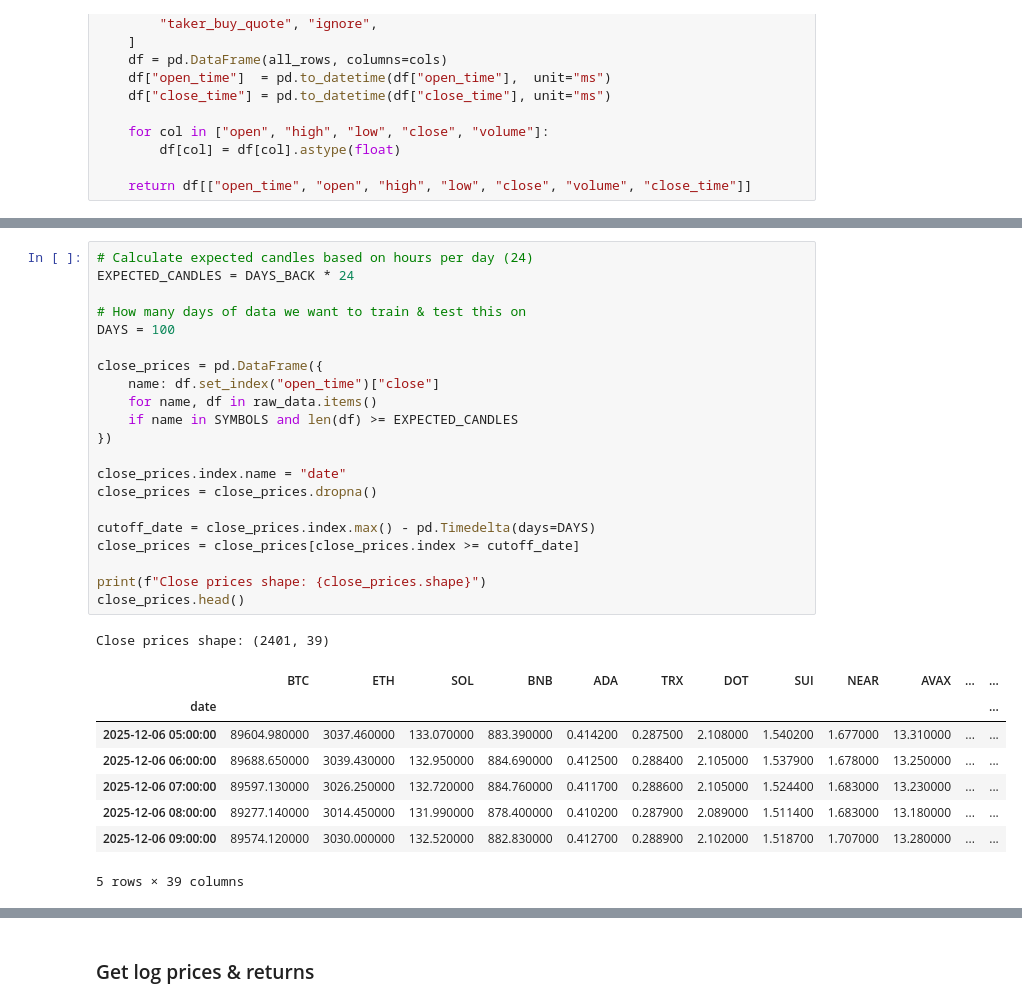
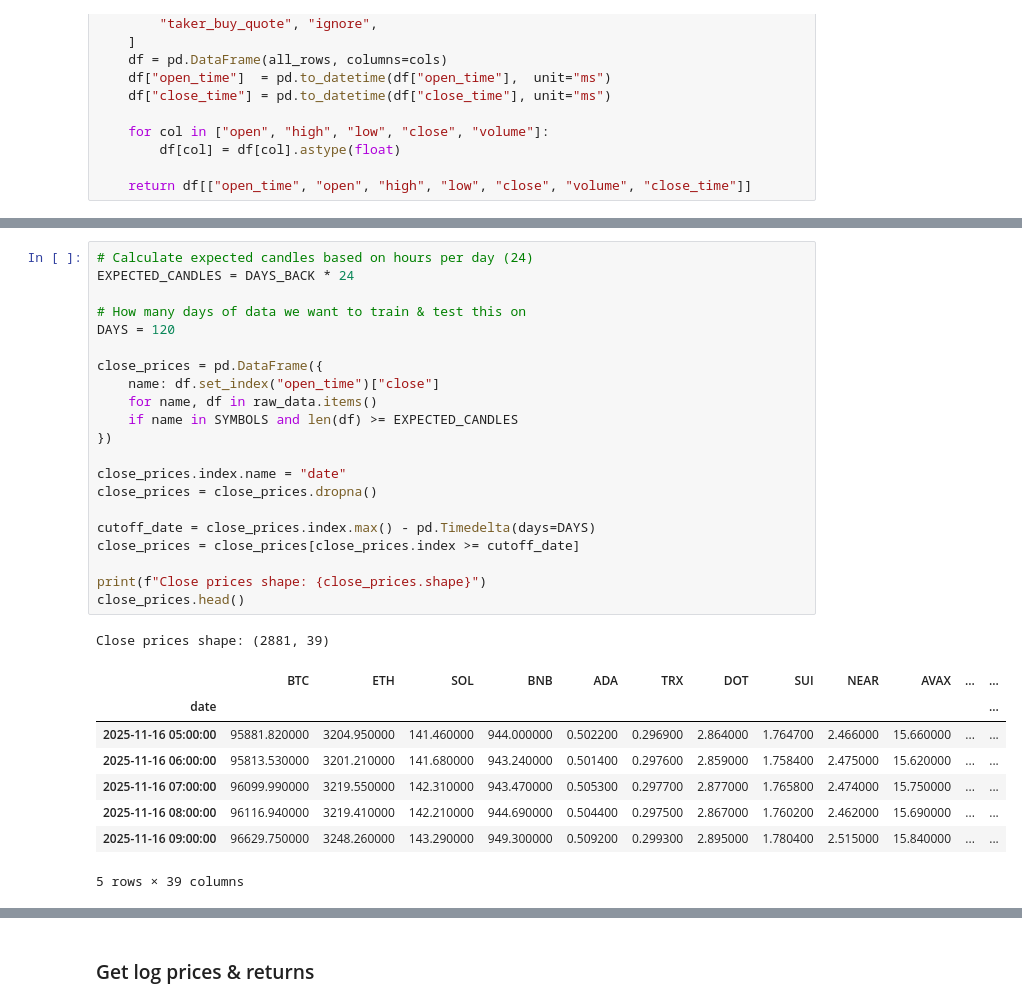
Before and after one commit to kea-S/comroom_capital_quant_trading_hackathon, a Jupyter notebook: research/pairs_trade_research.ipynb, the cells around one changed output, grey strips where cells are left out. Drawn from its saved outputs; the diff is of its cells as text.

```diff
--- a/research/pairs_trade_research.ipynb
+++ b/research/pairs_trade_research.ipynb
@@ -166,33 +166,33 @@ Loaded cached JASMY (JASMYUSDT) ... 24000 candles
 # %%
 # Calculate expected candles based on hours per day (24)
 EXPECTED_CANDLES = DAYS_BACK * 24
 
 # How many days of data we want to train & test this on
-DAYS = 100
+DAYS = 120
 
 close_prices = pd.DataFrame({
     name: df.set_index("open_time")["close"]
     for name, df in raw_data.items()
     if name in SYMBOLS and len(df) >= EXPECTED_CANDLES
 })
 
 close_prices.index.name = "date"
 close_prices = close_prices.dropna()
 
 cutoff_date = close_prices.index.max() - pd.Timedelta(days=DAYS)
 close_prices = close_prices[close_prices.index >= cutoff_date]
 
 print(f"Close prices shape: {close_prices.shape}")
 close_prices.head()
 # %% [output]
-Close prices shape: (2401, 39)
+Close prices shape: (2881, 39)
 |  | BTC | ETH | SOL | BNB | ADA | TRX | DOT | SUI | NEAR | AVAX | ... | ... |
 | date |  |  |  |  |  |  |  |  |  |  |  | ... |
-| 2025-12-06 05:00:00 | 89604.980000 | 3037.460000 | 133.070000 | 883.390000 | 0.414200 | 0.287500 | 2.108000 | 1.540200 | 1.677000 | 13.310000 | ... | ... |
-| 2025-12-06 06:00:00 | 89688.650000 | 3039.430000 | 132.950000 | 884.690000 | 0.412500 | 0.288400 | 2.105000 | 1.537900 | 1.678000 | 13.250000 | ... | ... |
-| 2025-12-06 07:00:00 | 89597.130000 | 3026.250000 | 132.720000 | 884.760000 | 0.411700 | 0.288600 | 2.105000 | 1.524400 | 1.683000 | 13.230000 | ... | ... |
-| 2025-12-06 08:00:00 | 89277.140000 | 3014.450000 | 131.990000 | 878.400000 | 0.410200 | 0.287900 | 2.089000 | 1.511400 | 1.683000 | 13.180000 | ... | ... |
-| 2025-12-06 09:00:00 | 89574.120000 | 3030.000000 | 132.520000 | 882.830000 | 0.412700 | 0.288900 | 2.102000 | 1.518700 | 1.707000 | 13.280000 | ... | ... |
+| 2025-11-16 05:00:00 | 95881.820000 | 3204.950000 | 141.460000 | 944.000000 | 0.502200 | 0.296900 | 2.864000 | 1.764700 | 2.466000 | 15.660000 | ... | ... |
+| 2025-11-16 06:00:00 | 95813.530000 | 3201.210000 | 141.680000 | 943.240000 | 0.501400 | 0.297600 | 2.859000 | 1.758400 | 2.475000 | 15.620000 | ... | ... |
+| 2025-11-16 07:00:00 | 96099.990000 | 3219.550000 | 142.310000 | 943.470000 | 0.505300 | 0.297700 | 2.877000 | 1.765800 | 2.474000 | 15.750000 | ... | ... |
+| 2025-11-16 08:00:00 | 96116.940000 | 3219.410000 | 142.210000 | 944.690000 | 0.504400 | 0.297500 | 2.867000 | 1.760200 | 2.462000 | 15.690000 | ... | ... |
+| 2025-11-16 09:00:00 | 96629.750000 | 3248.260000 | 143.290000 | 949.300000 | 0.509200 | 0.299300 | 2.895000 | 1.780400 | 2.515000 | 15.840000 | ... | ... |
 5 rows × 39 columns
 # %%
 # Normalise all series to start at 1.0 for visual comparison
```
Also changed, not shown: parts of 11 cells of this notebook, 2 other files.
